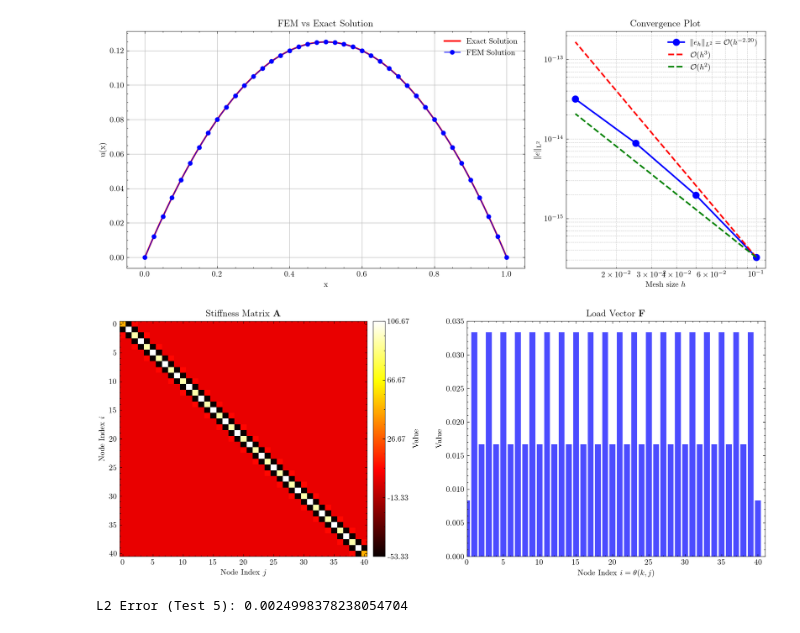
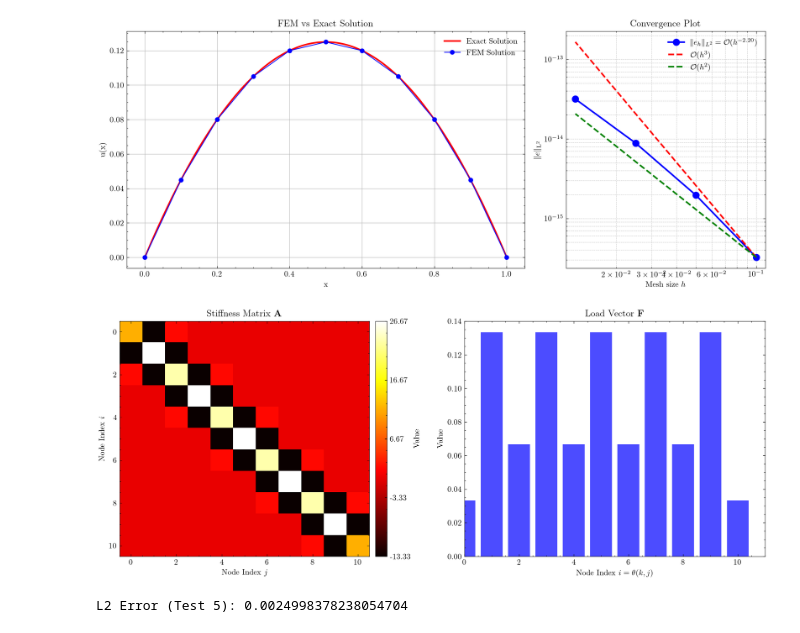
Before and after one commit to TrymSaether/TMA4212-Project-2-FEM, a Jupyter notebook: main.ipynb, the cells around one changed output. Drawn from its saved outputs; the diff is of its cells as text; code cells hidden in the pictures.

Commit message:
Add FEM Poisson solver implementation and initial documentation

```diff
--- a/main.ipynb
+++ b/main.ipynb
@@ -162,15 +3,15 @@ class FEMPoissonSolver:
 # %%
 # Example usage:
 f = lambda x: 1.0
 exact = lambda x: 0.5 * x * (1 - x)
-solver = FEMPoissonSolver(M=20, f=f, exact=exact)
+solver = FEMPoissonSolver(M=5, f=f, exact=exact)
 solver.assemble()
 solver.solve()
 solver.plot(fine_mesh=200, name='1')
 solver.plot_stiffness_matrix_and_load_vector(name='1')
 # %% [output]
-[figure, old version]
+[figure, new version]
-[figure, old version]
+[figure, new version]
 # %%
 
 f2 = lambda x: 4*np.pi**2 * np.sin(2*np.pi*x)
```
Also changed, not shown: parts of 2 cells of this notebook, 7 other files.
